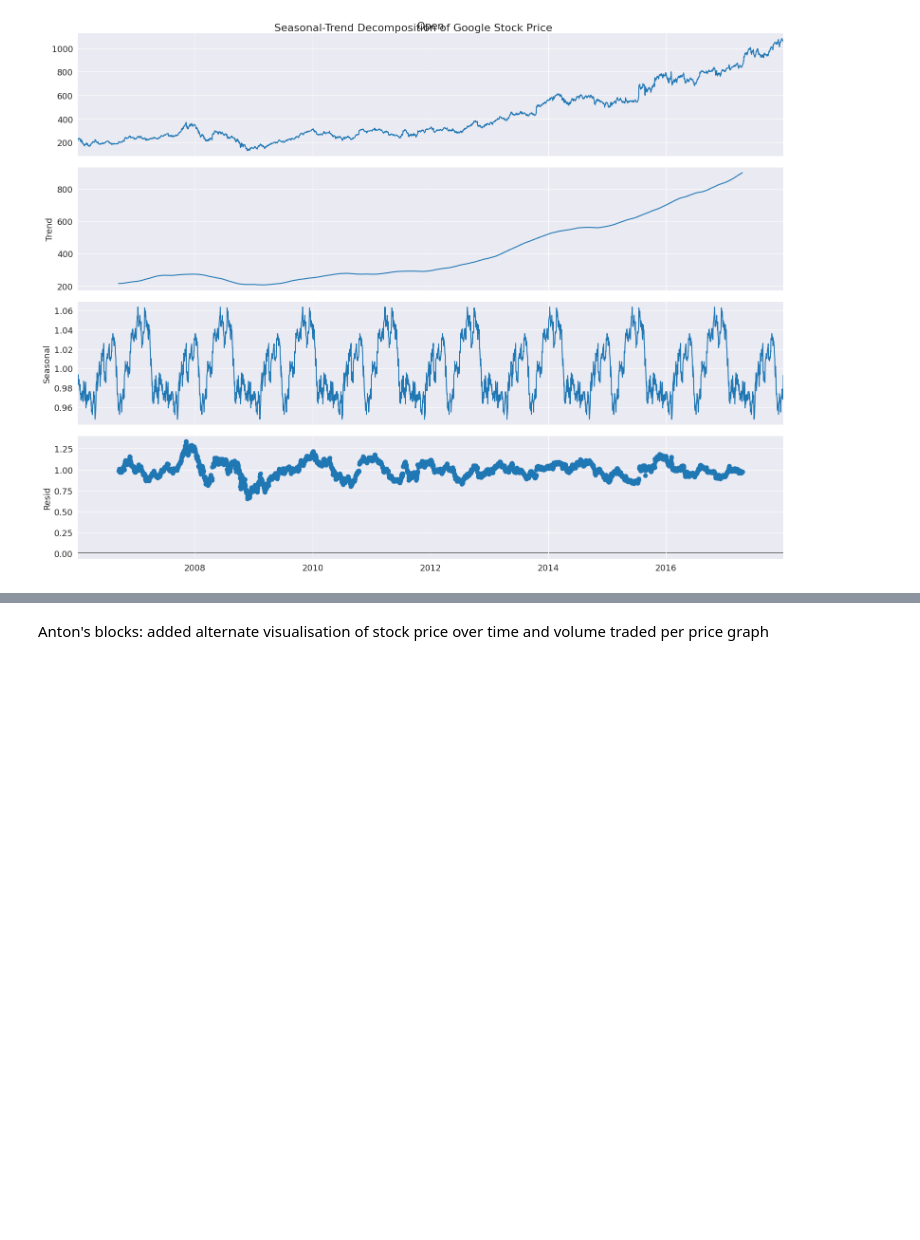
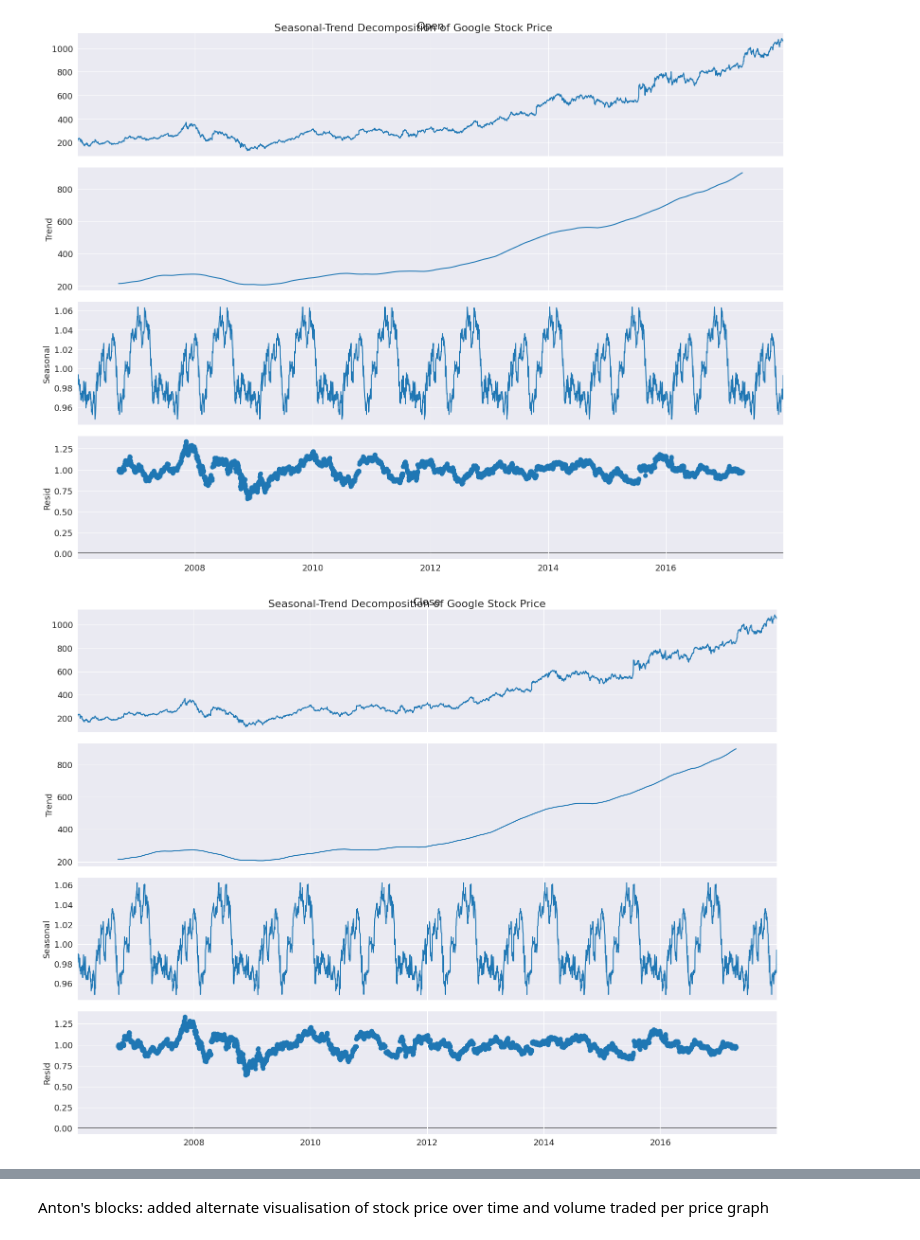
Before and after one commit to irene-fagnani/ADAML-project2, a Jupyter notebook: Code.ipynb, the cells around one changed output, grey strips where cells are left out. Cells and saved outputs as stored; diff of their text form; code cells hidden in the pictures; blank space fills up the shorter version.

```diff
--- a/Code.ipynb
+++ b/Code.ipynb
@@ -81,3 +80,14 @@ plt.suptitle("Seasonal-Trend Decomposition of Google Stock Price", fontsize=16)
 plt.show()
 # %% [output]
 [figure]
+# %%
+data["Close"] = data["Close"].fillna(method='ffill')
+data["Close"].index = pd.to_datetime(data.index)
+data["Close"] = data["Close"].asfreq('B')
+
+# daily seasonality
+result = seasonal_decompose(data["Close"], model='multiplicative', period=365)
+result.plot()
+plt.show()
+# %% [output]
+[figure, added]
```
Also changed, not shown: parts of 3 cells of this notebook.
